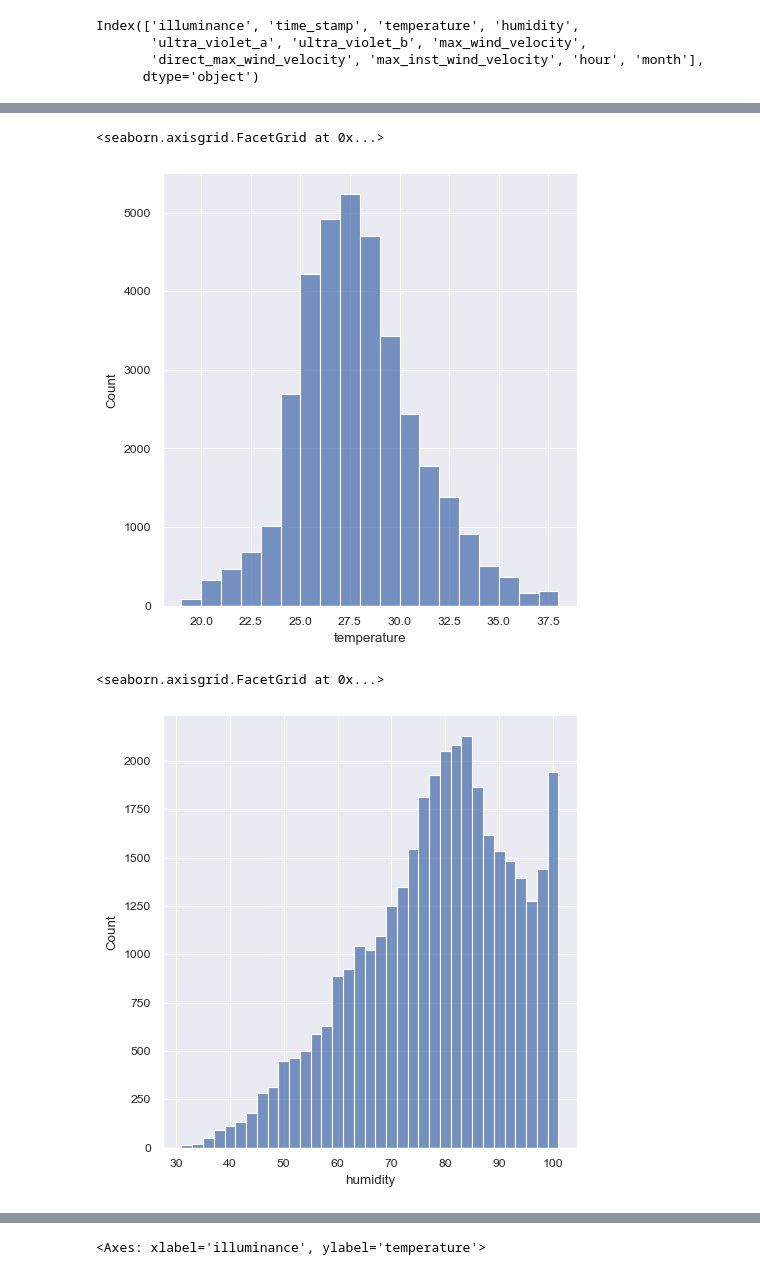
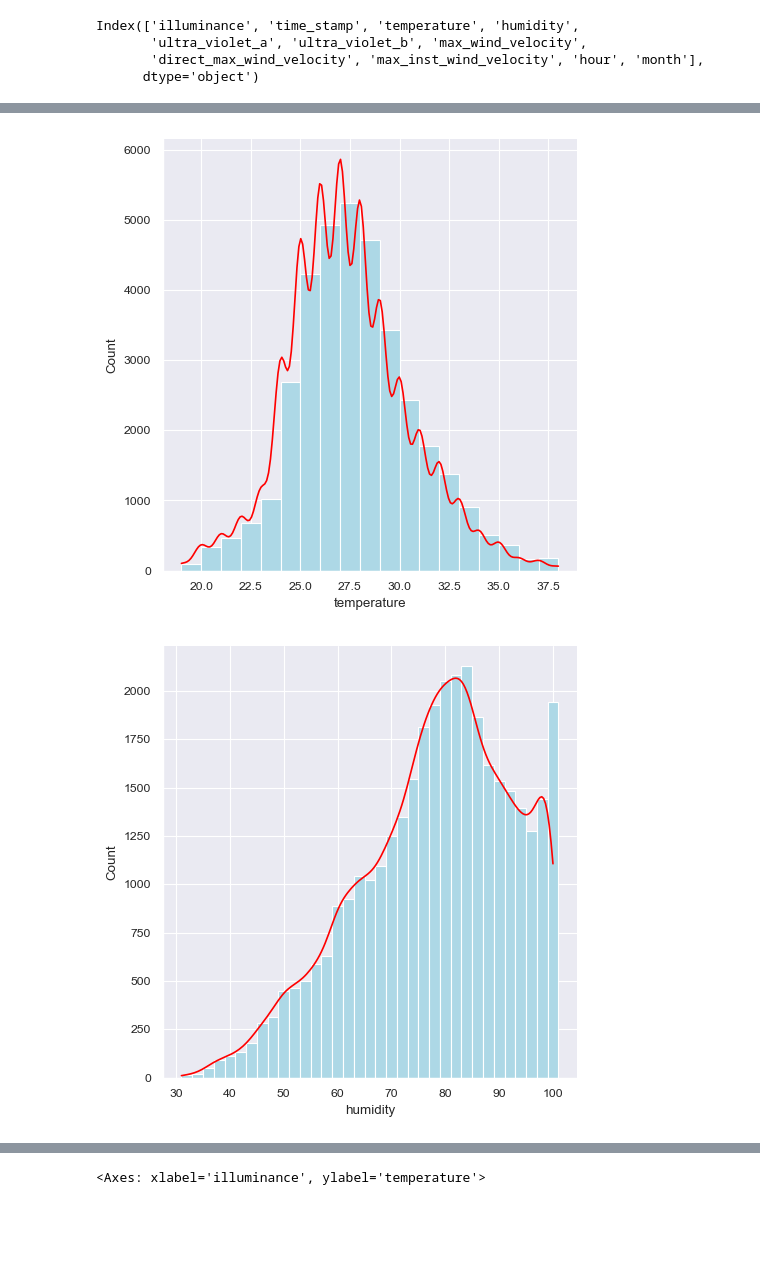
Before and after one commit to chusanapunn/SmartEnvi_AY3T2, a Jupyter notebook: smartEnviA.ipynb, the cells around one changed output, grey strips where cells are left out. Saved outputs shown, nothing was run; the diff lists cells and outputs as text; code cells hidden in the pictures; blank space fills up the shorter version.

```diff
--- a/smartEnviA.ipynb
+++ b/smartEnviA.ipynb
@@ -276,13 +276,11 @@ new_df.describe()
 # %%
 sns.set(rc={'figure.figsize':(19,11)})
 sns.set_context("paper", font_scale=1)
-sns.displot(new_df, x="temperature", binwidth=1)
+temp_D=sns.displot(new_df, x="temperature", binwidth=1, kde=True,facecolor='lightblue', color='red')
 # %% [output]
-<seaborn.axisgrid.FacetGrid at 0x...>
-[figure, old version]
+[figure, new version]
 # %%
-sns.displot(new_df, x="humidity", binwidth=2)
+humi_D=sns.displot(new_df, x="humidity", binwidth=2 , kde=True,facecolor='lightblue', color='red')
 # %% [output]
-<seaborn.axisgrid.FacetGrid at 0x...>
-[figure, old version]
+[figure, new version]
 # %%
```
Also changed, not shown: parts of 7 cells of this notebook.
